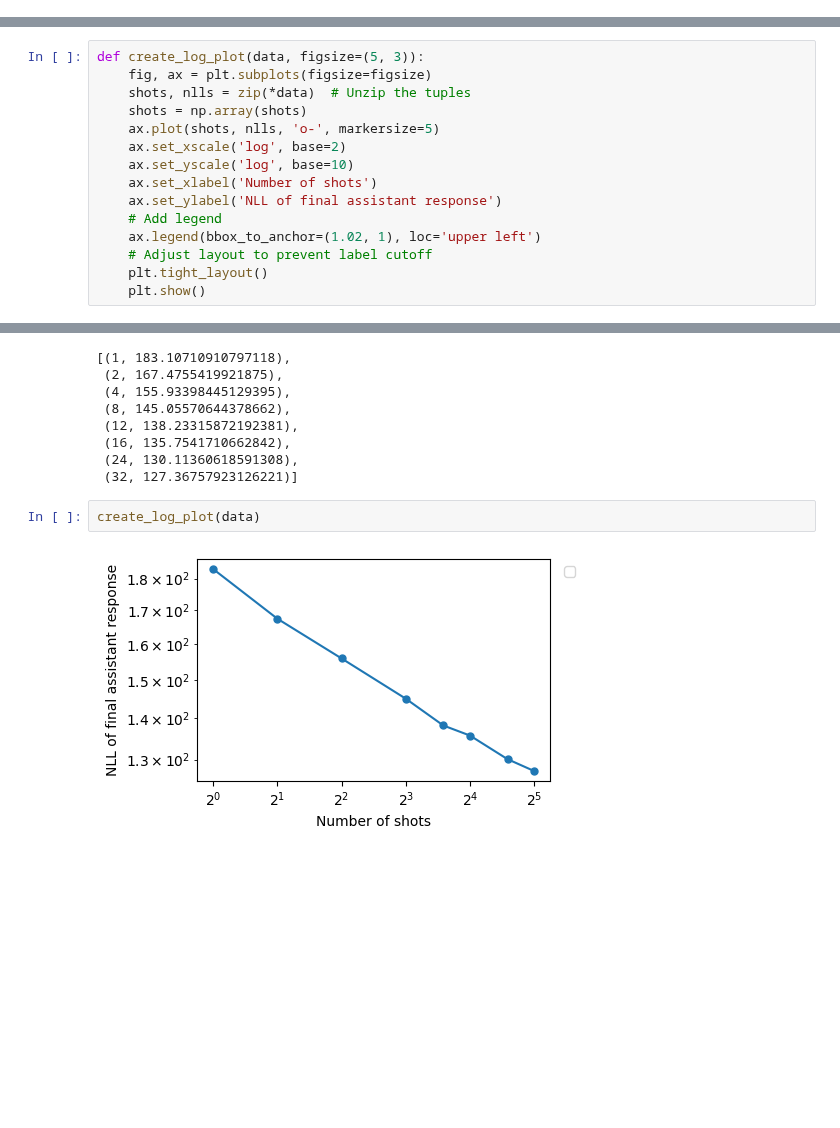
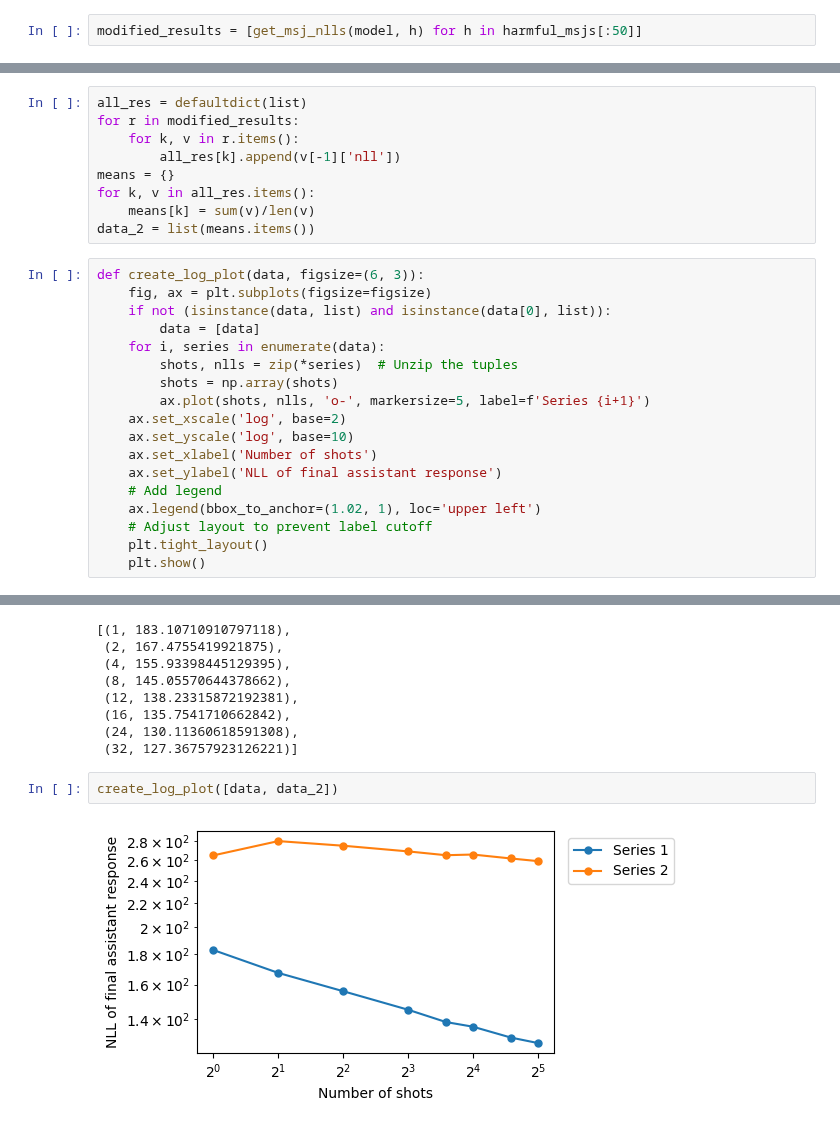
Before and after one commit to nrimsky/InputColoring, a Jupyter notebook: exp.ipynb, the cells around one changed output, grey strips where cells are left out. Cells and saved outputs as stored; diff of their text form; blank space fills up the shorter version.

```diff
--- a/exp.ipynb
+++ b/exp.ipynb
@@ -497,3 +502,5 @@ results = [get_msj_nlls(model, h) for h in harmful_msjs[:50]]
+# %%
+modified_results = [get_msj_nlls(model, h) for h in harmful_msjs[:50]]
 # %%
 from collections import defaultdict
 # %%
@@ -520,12 +527,24 @@ means = {}
 for k, v in all_res.items():
     means[k] = sum(v)/len(v)
 data = list(means.items())
+# %%
+all_res = defaultdict(list)
+for r in modified_results:
+    for k, v in r.items():
+        all_res[k].append(v[-1]['nll'])
+means = {}
+for k, v in all_res.items():
+    means[k] = sum(v)/len(v)
+data_2 = list(means.items())
 # %%
-def create_log_plot(data, figsize=(5, 3)):
+def create_log_plot(data, figsize=(6, 3)):
     fig, ax = plt.subplots(figsize=figsize)
-    shots, nlls = zip(*data)  # Unzip the tuples
-    shots = np.array(shots)
-    ax.plot(shots, nlls, 'o-', markersize=5)
+    if not (isinstance(data, list) and isinstance(data[0], list)):
+        data = [data]
+    for i, series in enumerate(data):
+        shots, nlls = zip(*series)  # Unzip the tuples
+        shots = np.array(shots)
+        ax.plot(shots, nlls, 'o-', markersize=5, label=f'Series {i+1}')
     ax.set_xscale('log', base=2)
     ax.set_yscale('log', base=10)
     ax.set_xlabel('Number of shots')
@@ -547,6 +566,6 @@ data
  (24, 130.11360618591308),
  (32, 127.36757923126221)]
 # %%
-create_log_plot(data)
+create_log_plot([data, data_2])
 # %% [output]
-[figure, old version]
+[figure, new version]
```
Also changed, not shown: parts of 2 cells of this notebook.
